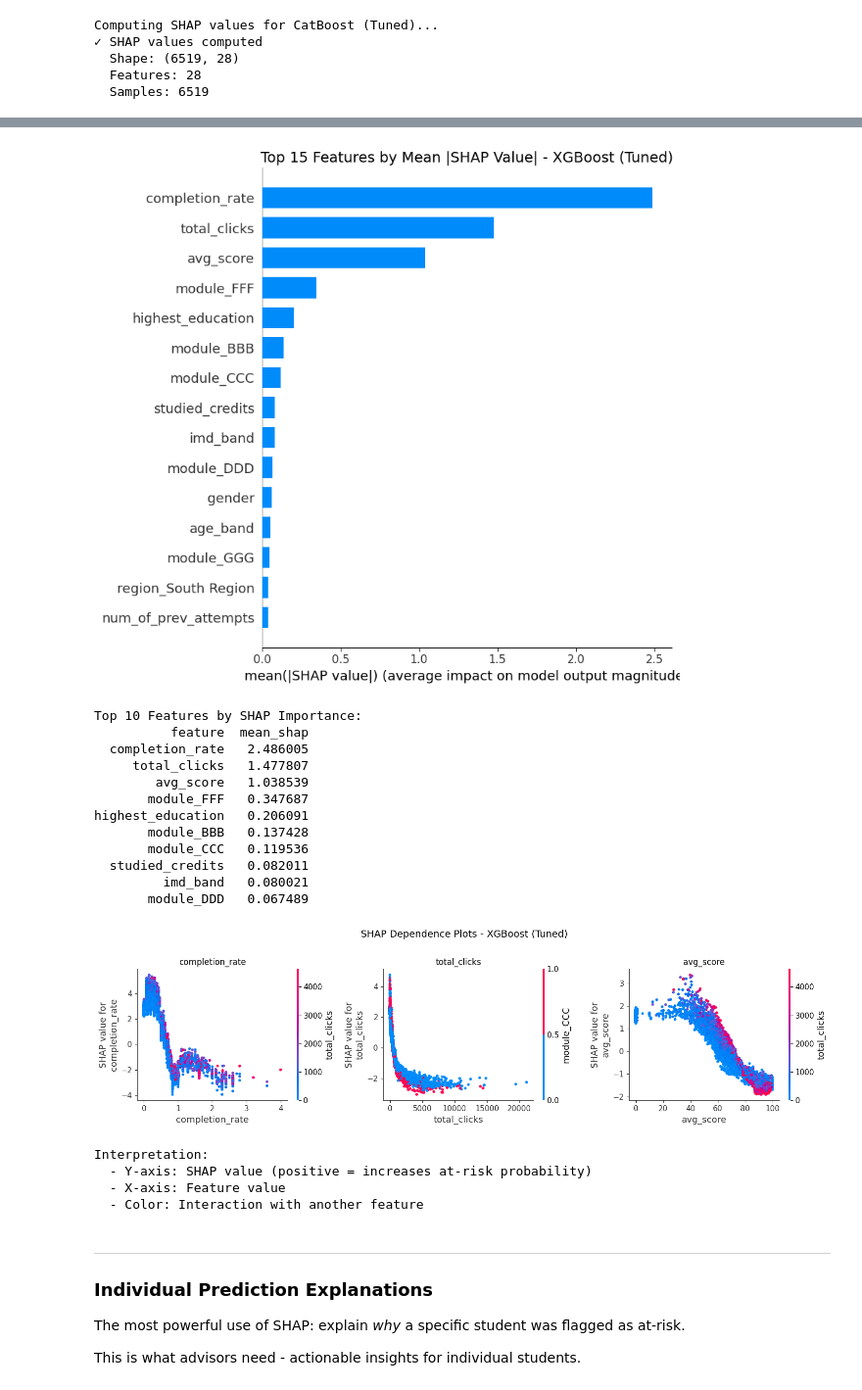
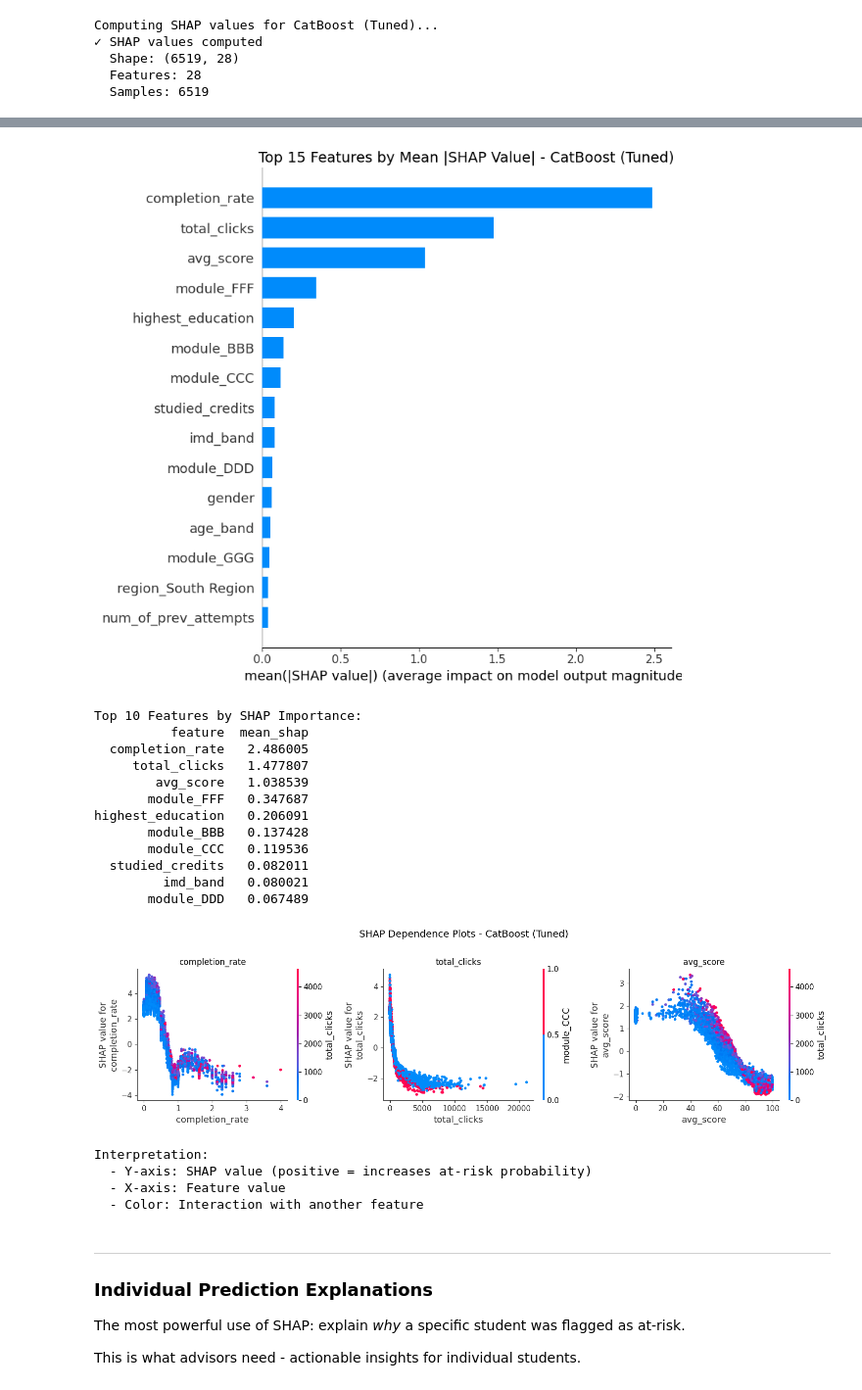
Before and after one commit to Odunzek/ai-student-success-recommendation, a Jupyter notebook: notebooks/notebook.ipynb, the cells around one changed output, grey strips where cells are left out. Shown at 98% size. Cells and saved outputs as stored; diff of their text form; code cells hidden in the pictures.

```diff
--- a/notebooks/notebook.ipynb
+++ b/notebooks/notebook.ipynb
@@ -2996,7 +2996,7 @@ plt.show()
 
 plt.figure(figsize=(10, 8))
 shap.summary_plot(shap_values, X_test, plot_type="bar", max_display=15, show=False)
-plt.title(f"Top 15 Features by Mean |SHAP Value| - {"XGBoost (Tuned)"}", fontsize=14)
+plt.title(f"Top 15 Features by Mean |SHAP Value| - {"CatBoost (Tuned)"}", fontsize=14)
 plt.tight_layout()
 plt.show()
 
@@ -3009,7 +3009,7 @@ feature_importance = pd.DataFrame({
 print("\nTop 10 Features by SHAP Importance:")
 print(feature_importance.head(10).to_string(index=False))
 # %% [output]
-[figure, old version]
+[figure, new version]
 Top 10 Features by SHAP Importance:
           feature  mean_shap
   completion_rate   2.486005
@@ -3025,35 +3025,35 @@ highest_education   0.206091
 # %%
 # =============================================================================
 # STEP 4: Dependence Plots - Top 3 Features
 # Shows how feature values relate to SHAP values (prediction impact)
 # =============================================================================
 
 # Get top 3 features
 top_3_features = feature_importance.head(3)['feature'].tolist()
 
 fig, axes = plt.subplots(1, 3, figsize=(15, 4))
 
 for idx, feature in enumerate(top_3_features):
     plt.sca(axes[idx])
     shap.dependence_plot(
         feature,
         shap_values,
         X_test,
         ax=axes[idx],
         show=False
     )
     axes[idx].set_title(f'{feature}')
 
-plt.suptitle(f'SHAP Dependence Plots - {"XGBoost (Tuned)"}', fontsize=14, y=1.02)
+plt.suptitle(f'SHAP Dependence Plots - {"CatBoost (Tuned)"}', fontsize=14, y=1.02)
 plt.tight_layout()
 plt.show()
 
 print("\nInterpretation:")
 print("  - Y-axis: SHAP value (positive = increases at-risk probability)")
 print("  - X-axis: Feature value")
 print("  - Color: Interaction with another feature")
 # %% [output]
-[figure, old version]
+[figure, new version]
 Interpretation:
   - Y-axis: SHAP value (positive = increases at-risk probability)
   - X-axis: Feature value
```
Also changed, not shown: parts of 7 cells of this notebook, 16 other files.
